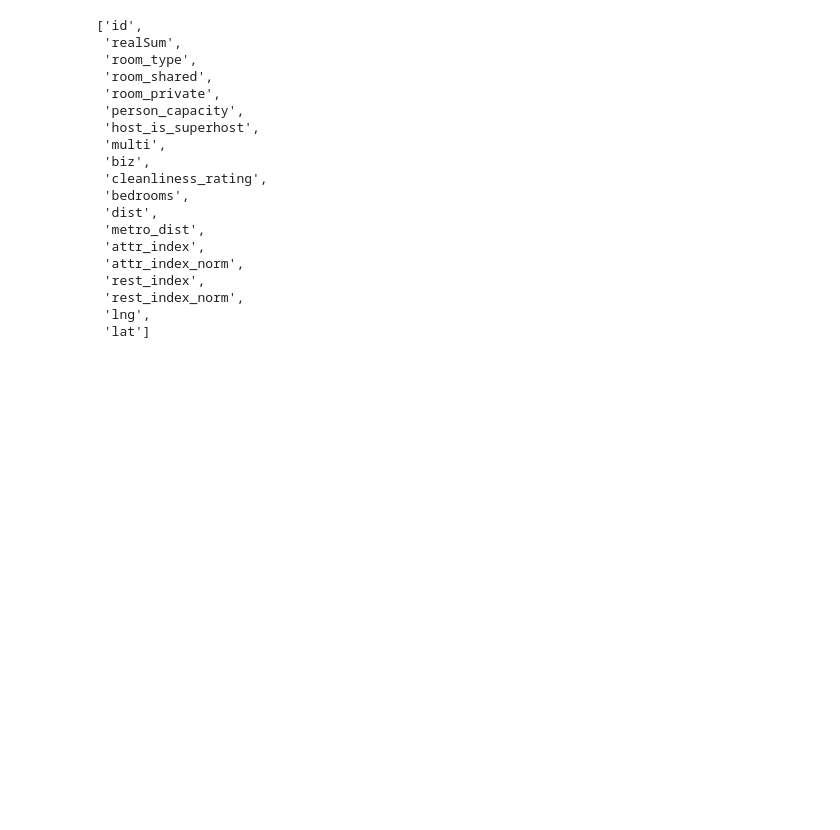
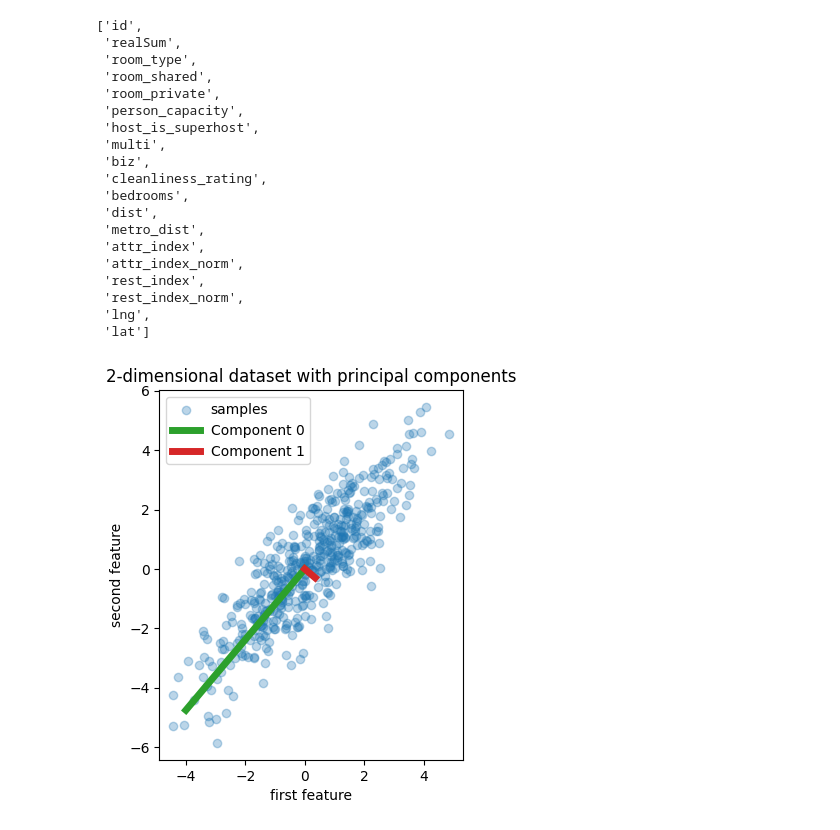
Before and after one commit to Monsieur-Bandana/gurobi_machine_learning, a Jupyter notebook: notebook.ipynb, the cells around one changed output. Drawn from its saved outputs; the diff is of its cells as text; code cells hidden in the pictures; blank space fills up the shorter version.

```diff
--- a/notebook.ipynb
+++ b/notebook.ipynb
@@ -126,3 +126,37 @@ train_dataset = tf.contrib.data.make_csv_dataset(
  'rest_index_norm',
  'lng',
  'lat']
+# %%
+# Beispiel von Skijit Website: https://scikit-learn.org/stable/auto_examples/cross_decomposition/plot_pcr_vs_pls.html#sphx-glr-auto-examples-cross-decomposition-plot-pcr-vs-pls-py
+
+import numpy as np
+import matplotlib.pyplot as plt
+from sklearn.decomposition import PCA
+
+rng = np.random.RandomState(0)
+n_samples = 500
+cov = [[3, 3], [3, 4]]
+X = rng.multivariate_normal(mean=[0, 0], cov=cov, size=n_samples)
+pca = PCA(n_components=2).fit(X)
+
+
+plt.scatter(X[:, 0], X[:, 1], alpha=0.3, label="samples")
+for i, (comp, var) in enumerate(zip(pca.components_, pca.explained_variance_)):
+    comp = comp * var  # scale component by its variance explanation power
+    plt.plot(
+        [0, comp[0]],
+        [0, comp[1]],
+        label=f"Component {i}",
+        linewidth=5,
+        color=f"C{i + 2}",
+    )
+plt.gca().set(
+    aspect="equal",
+    title="2-dimensional dataset with principal components",
+    xlabel="first feature",
+    ylabel="second feature",
+)
+plt.legend()
+plt.show()
+# %% [output]
+[figure, added]
```
Also changed, not shown: parts of 2 cells of this notebook, 1 other file.
